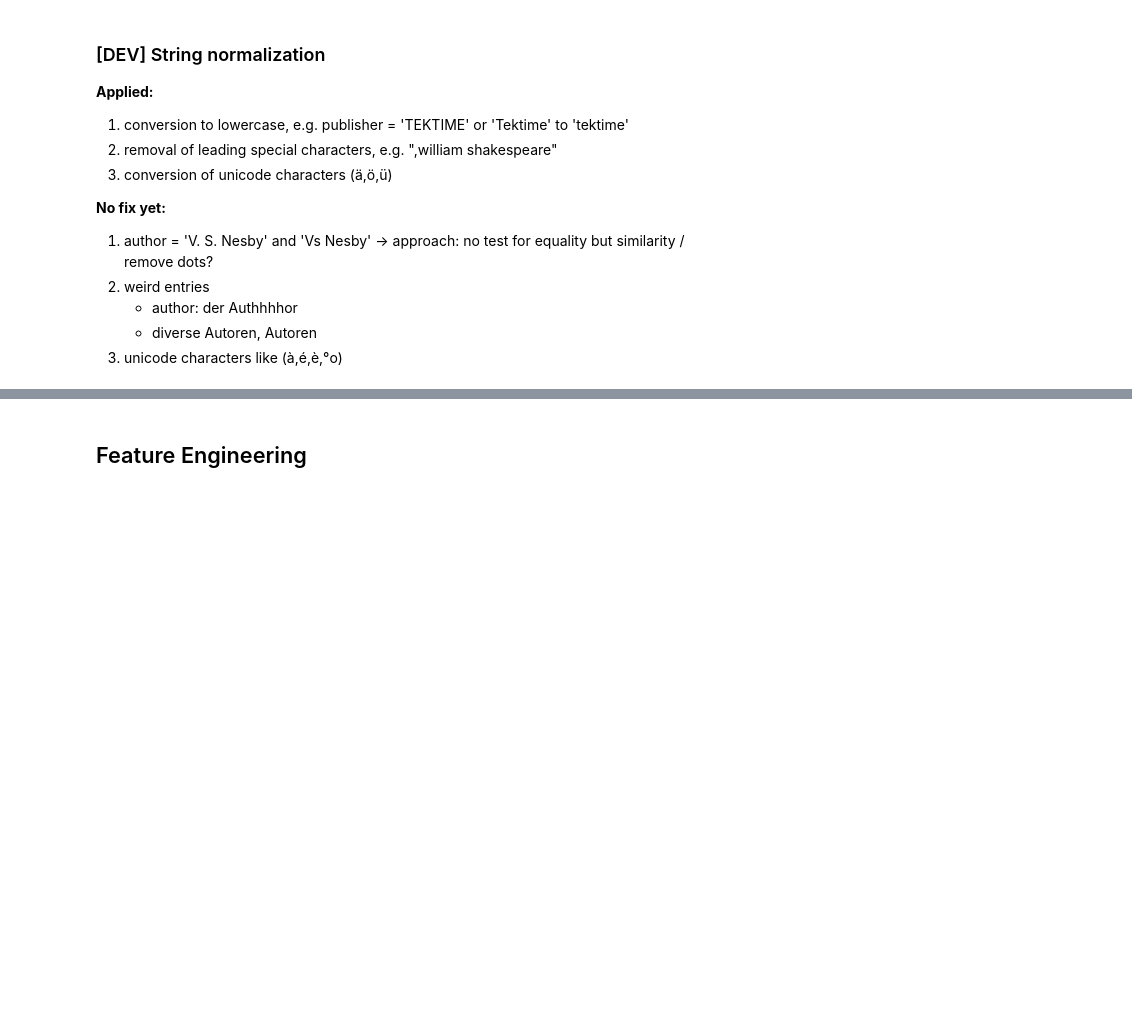
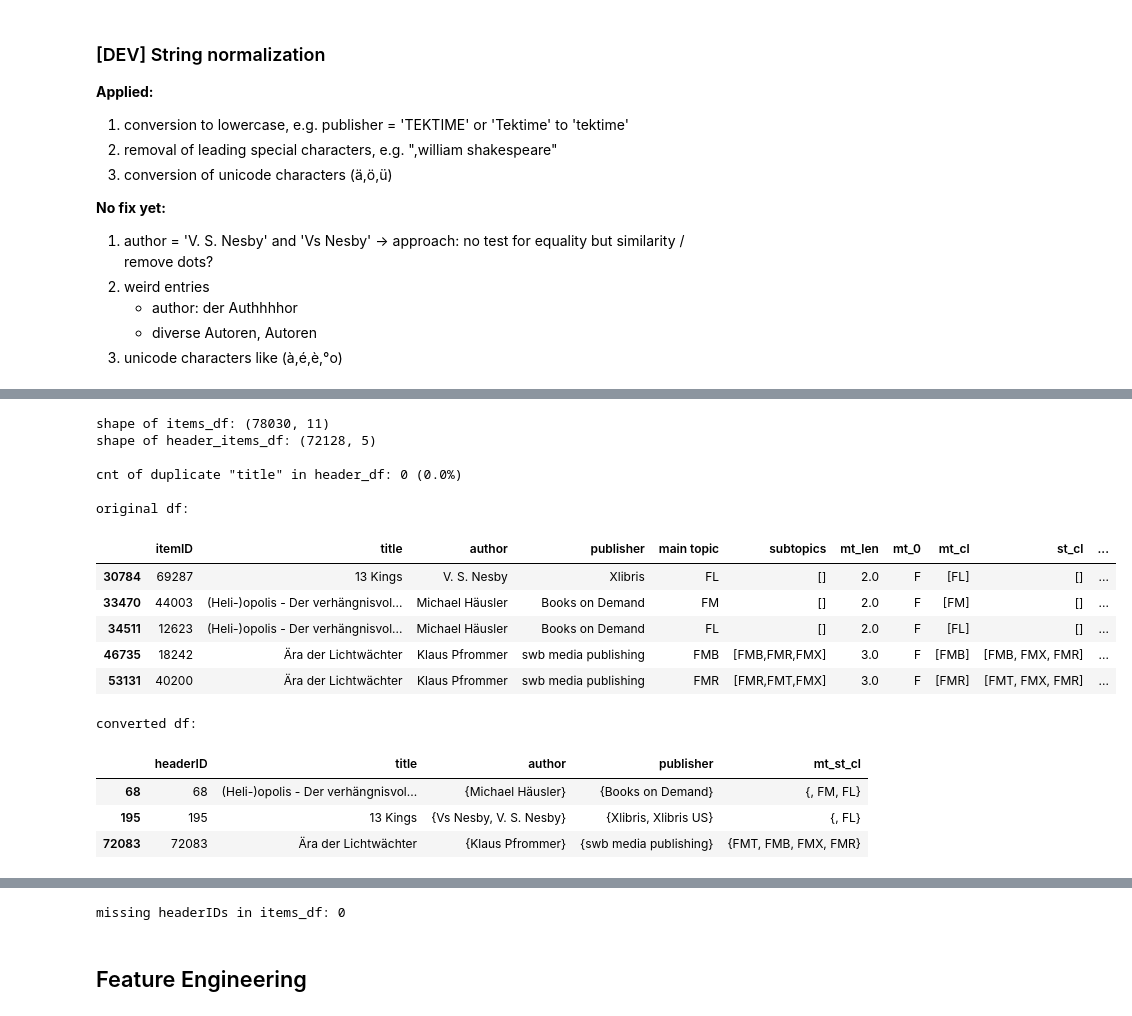
Before and after one commit to esthervogt/dmcup2021, a Jupyter notebook: notebooks/data_understanding.ipynb, the cells around one changed output, grey strips where cells are left out. Saved outputs shown, nothing was run; the diff lists cells and outputs as text; code cells hidden in the pictures; blank space fills up the shorter version.

```diff
--- a/notebooks/data_understanding.ipynb
+++ b/notebooks/data_understanding.ipynb
@@ -521,0 +684,7 @@ items_df_cl[items_df_cl["author_cl"].str.contains('schlueter')].head(10)
+# %%
+# search for specific entry
+pd.set_option("display.max_rows", None)
+pd.set_option('display.max_colwidth', None)
+
+search_entry = '\(.*\)'
+display(titles_df.loc[titles_df['title'].str.contains(f'{search_entry}'), :])
@@ -522,3 +696,13 @@ items_df_cl[items_df_cl["author_cl"].str.contains('schlueter')].head(10)
+# %%
+# apply pre-processing
+pd.set_option("display.max_rows", 5)
+
+# clean strings
+titles_df['title_cl'] = titles_df['title_cl'].astype(str).apply(remove_special_characters)
+titles_df['title_cl'] = titles_df['title_cl'].apply(remove_nontitle_substrings)
+
+# test: remove_special_characters
+# display(titles_df.loc[titles_df['title_cl'].str.contains('ninjago'), :])
 # %%
 # test effect of normalization
 
@@ -531,0 +768,28 @@ items_df_cl[items_df_cl['author_cl'].isin(author_cl_unique_author[author_cl_uniq
+# %%
+# generate header set with unique ids for "super-items"
+header_items_df = generate_header_set(items_df)
+
+# add headerID to items_df (drop before join if already existent)
+if 'headerID' in items_df.columns:
+    items_df = items_df.drop(columns=['headerID'])
+items_df = items_df.merge(header_items_df[['title','headerID']], left_on='title', right_on='title',how='left')
+display(items_df.head())
+print(f'missing headerIDs in items_df: {items_df["headerID"].isnull().sum()}')
+# %% [output]
+shape of items_df: (78030, 11)
+shape of header_items_df: (72128, 5)
+
+cnt of duplicate "title" in header_df: 0 (0.0%)
+
+original df:
+|  | itemID | title | author | publisher | main topic | subtopics | mt_len | mt_0 | mt_cl | st_cl | ... |
+| 30784 | 69287 | 13 Kings | V. S. Nesby | Xlibris | FL | [] | 2.0 | F | [FL] | [] | ... |
+| 33470 | 44003 | (Heli-)opolis - Der verhängnisvol... | Michael Häusler | Books on Demand | FM | [] | 2.0 | F | [FM] | [] | ... |
+| 34511 | 12623 | (Heli-)opolis - Der verhängnisvol... | Michael Häusler | Books on Demand | FL | [] | 2.0 | F | [FL] | [] | ... |
+| 46735 | 18242 | Ära der Lichtwächter | Klaus Pfrommer | swb media publishing | FMB | [FMB,FMR,FMX] | 3.0 | F | [FMB] | [FMB, FMX, FMR] | ... |
+| 53131 | 40200 | Ära der Lichtwächter | Klaus Pfrommer | swb media publishing | FMR | [FMR,FMT,FMX] | 3.0 | F | [FMR] | [FMT, FMX, FMR] | ... |
+converted df:
+|  | headerID | title | author | publisher | mt_st_cl |
+| 68 | 68 | (Heli-)opolis - Der verhängnisvol... | {Michael Häusler} | {Books on Demand} | {, FM, FL} |
+| 195 | 195 | 13 Kings | {Vs Nesby, V. S. Nesby} | {Xlibris, Xlibris US} | {, FL} |
+| 72083 | 72083 | Ära der Lichtwächter | {Klaus Pfrommer} | {swb media publishing} | {FMT, FMB, FMX, FMR} |
@@ -532,3 +802,4 @@ items_df_cl[items_df_cl['author_cl'].isin(author_cl_unique_author[author_cl_uniq
+missing headerIDs in items_df: 0
 # %% [markdown]
 ## Feature Engineering
 # %% [markdown]
```
Also changed, not shown: parts of 32 cells of this notebook, 2 other files.
